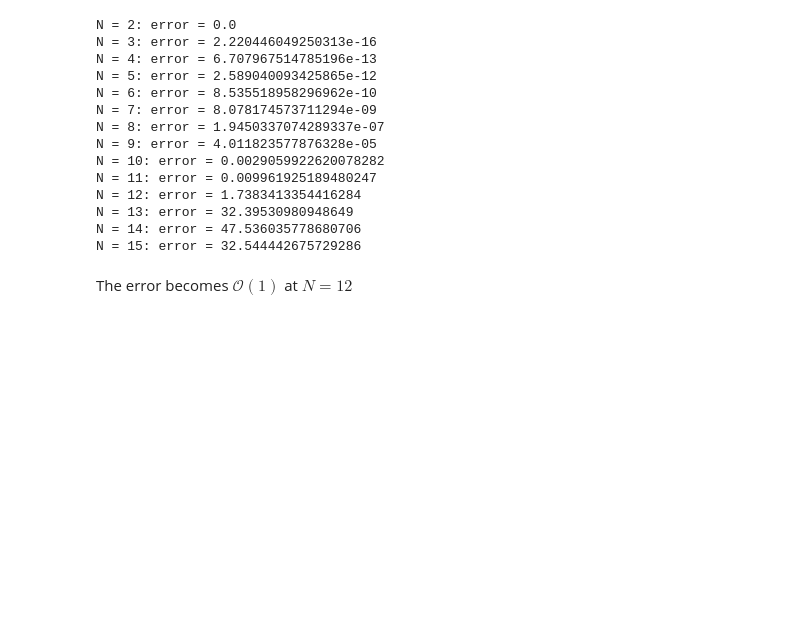
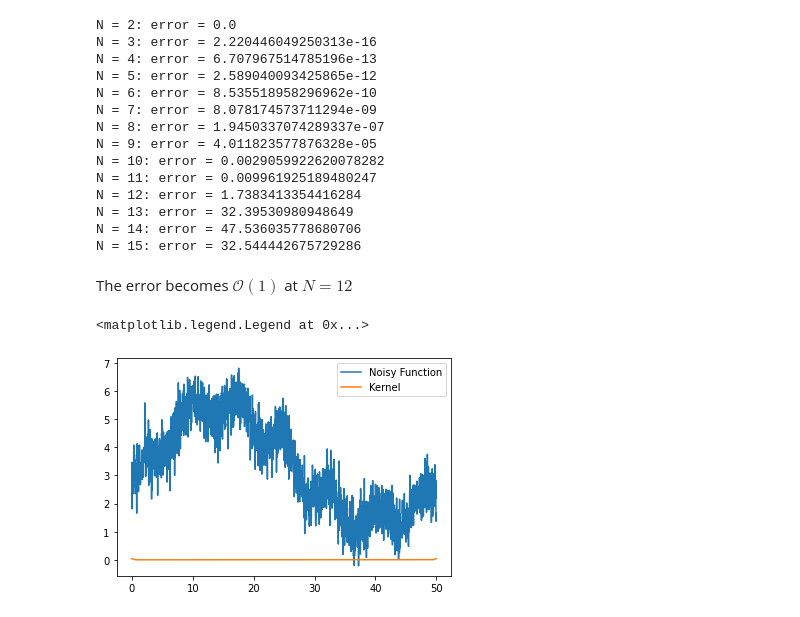
Before and after one commit to SudatKhan/astro_390, a Jupyter notebook: homework4.ipynb, the cells around one changed output. Saved outputs shown, nothing was run; the diff lists cells and outputs as text; code cells hidden in the pictures; blank space fills up the shorter version.

```diff
--- a/homework4.ipynb
+++ b/homework4.ipynb
@@ -109,3 +105,25 @@ N = 14: error = 47.536035778680706
 N = 15: error = 32.544442675729286
 # %% [markdown]
 The error becomes $\mathcal{O}(1)$ at $N = 12$
+# %%
+data = np.loadtxt('signal.txt')
+x = data[:, 0]
+f_original = data[:,1]
+f_noisy = data[:, 2]
+sigma = int(input('Enter desired Gaussian width: ')) #Please only enter integer values
+
+def gaussian(n): #original kernel function
+    return (1.0 / (sigma * np.sqrt(2 * np.pi))) * np.exp(-0.5 * n**2 * sigma**2)
+
+freq = np.fft.fftfreq(len(x), d= x[1]-x[0]) #Return the FFT sample frequencies
+
+kernel = gaussian(freq)
+kernel = kernel / np.sum(kernel)
+# %%
+#Plot the noisy function along with the kernel vs. x
+plt.plot(x, f_noisy, label='Noisy Function')
+plt.plot(x, kernel, label='Kernel')
+plt.legend()
+# %% [output]
+<matplotlib.legend.Legend at 0x...>
+[figure, added]
```
Also changed, not shown: parts of 4 cells of this notebook.
